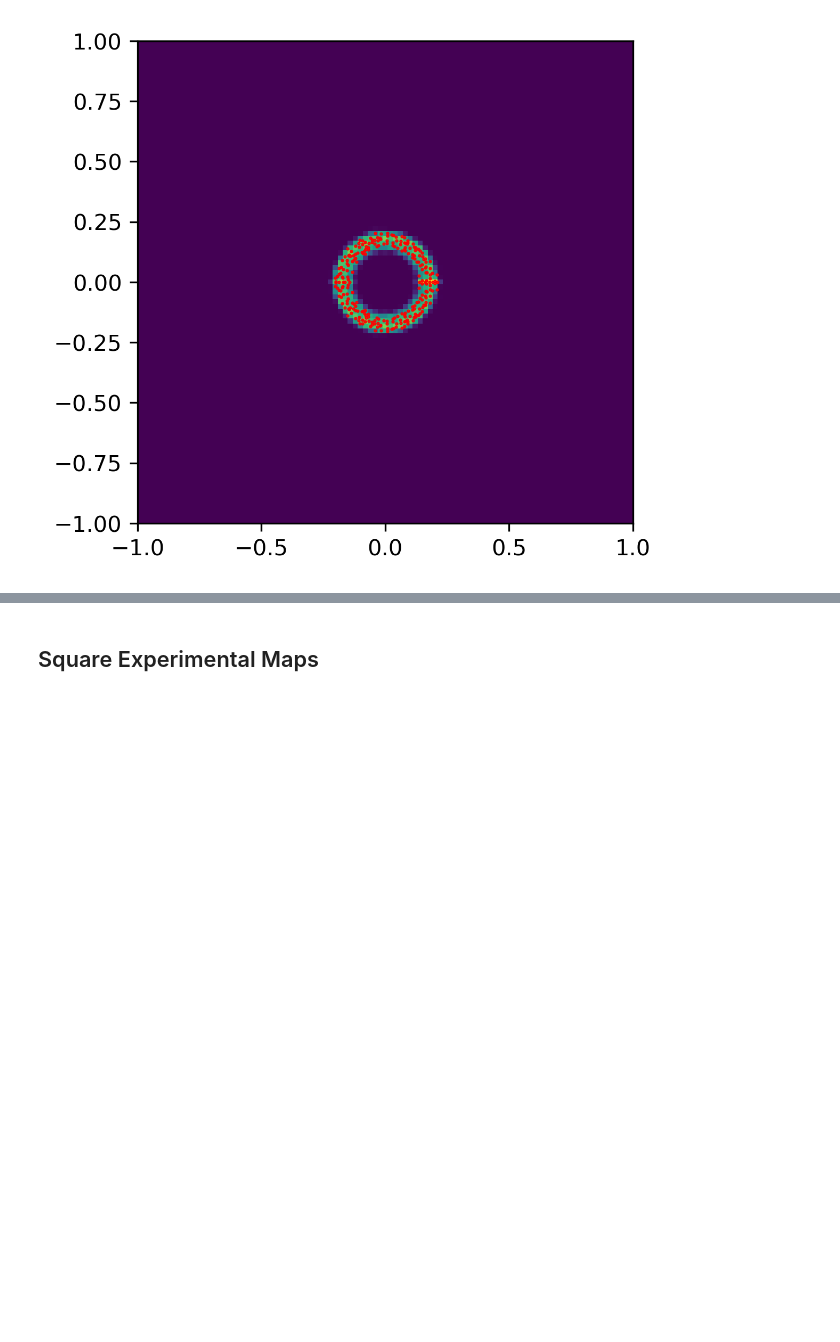
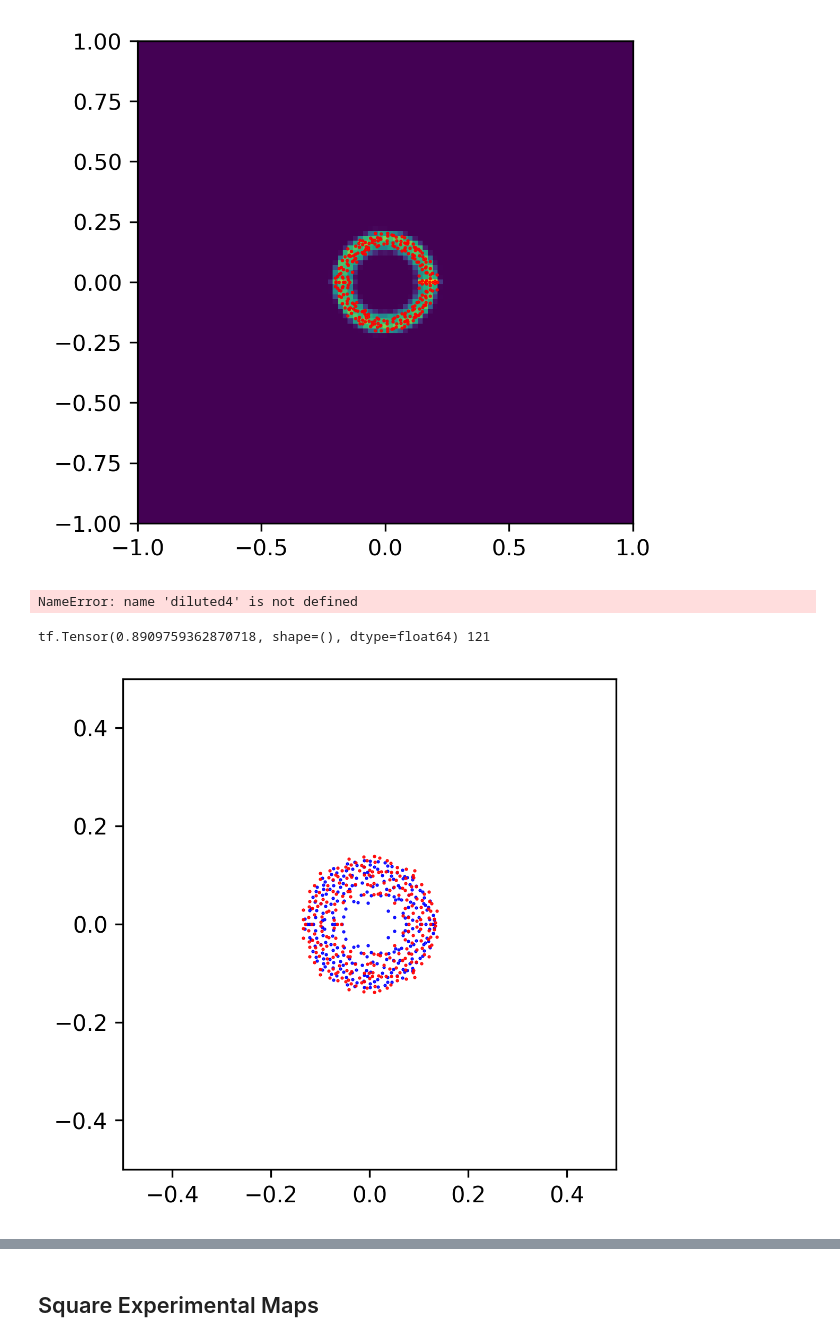
Before and after one commit to KristianWold/experimental-quantum-spectrum, a Jupyter notebook: notebooks/nisq_spectrum/diluted_unitary/Diluted Unitary Fitting, Analysis.ipynb, the cells around one changed output, grey strips where cells are left out. Cells and saved outputs as stored; diff of their text form; code cells hidden in the pictures; blank space fills up the shorter version.

```diff
--- a/notebooks/nisq_spectrum/diluted_unitary/Diluted Unitary Fitting, Analysis.ipynb
+++ b/notebooks/nisq_spectrum/diluted_unitary/Diluted Unitary Fitting, Analysis.ipynb
@@ -354,3 +352,39 @@ plt.savefig("figures/" + "diluted_fitting_4qubit_24layer.pdf", bbox_inches='tigh
 plt.show()
 # %% [output]
 [figure]
+# %%
+spectrum_resample = resample_diluted(diluted4, num_samples = 100, rng=rng)
+# %% [output]
+NameError: name 'diluted4' is not defined
+# %%
+np.random.seed(42)
+random.seed(42)
+tf.random.set_seed(42)
+rng = np.random.default_rng(seed=42)
+
+p = 1 - diluted4.channel.c
+r = diluted4.channel.rank
+
+print(p, r)
+
+map = DilutedKrausMap(U = generate_unitary(2**4),
+                      c = 0.1,
+                      kraus_part = KrausMap(d=2**4, rank=100))
+
+spectrum_DU = channel_spectrum(diluted4.channel)
+spectrum_DU1 = channel_spectrum(map)
+
+fig = plt.figure(figsize=(4,4), dpi = 300, facecolor='w', edgecolor='k')
+
+#plt.hist2d(spectrum_resample[:,0], spectrum_resample[:,1], bins = np.linspace(-1, 1, 100), norm=mpl.colors.PowerNorm(gamma=1))
+plt.plot(spectrum_DU1[:,0], spectrum_DU1[:,1], "bo", markersize=0.5)
+plt.plot(spectrum4[:,0], spectrum4[:,1], "ro", markersize=0.5)
+#plt.plot(spectrum_DU[:,0], spectrum_DU[:,1], "bo", markersize=0.5)
+
+#plt.savefig("figures/" + "diluted_fitting_4qubit_32layer.pdf", bbox_inches='tight')
+plt.xlim([-0.5, 0.5])
+plt.ylim([-0.5, 0.5])
+plt.show()
+# %% [output]
+tf.Tensor(0.8909759362870718, shape=(), dtype=float64) 121
+[figure, added]
```
Also changed, not shown: parts of 6 cells of this notebook, 6 other files.
